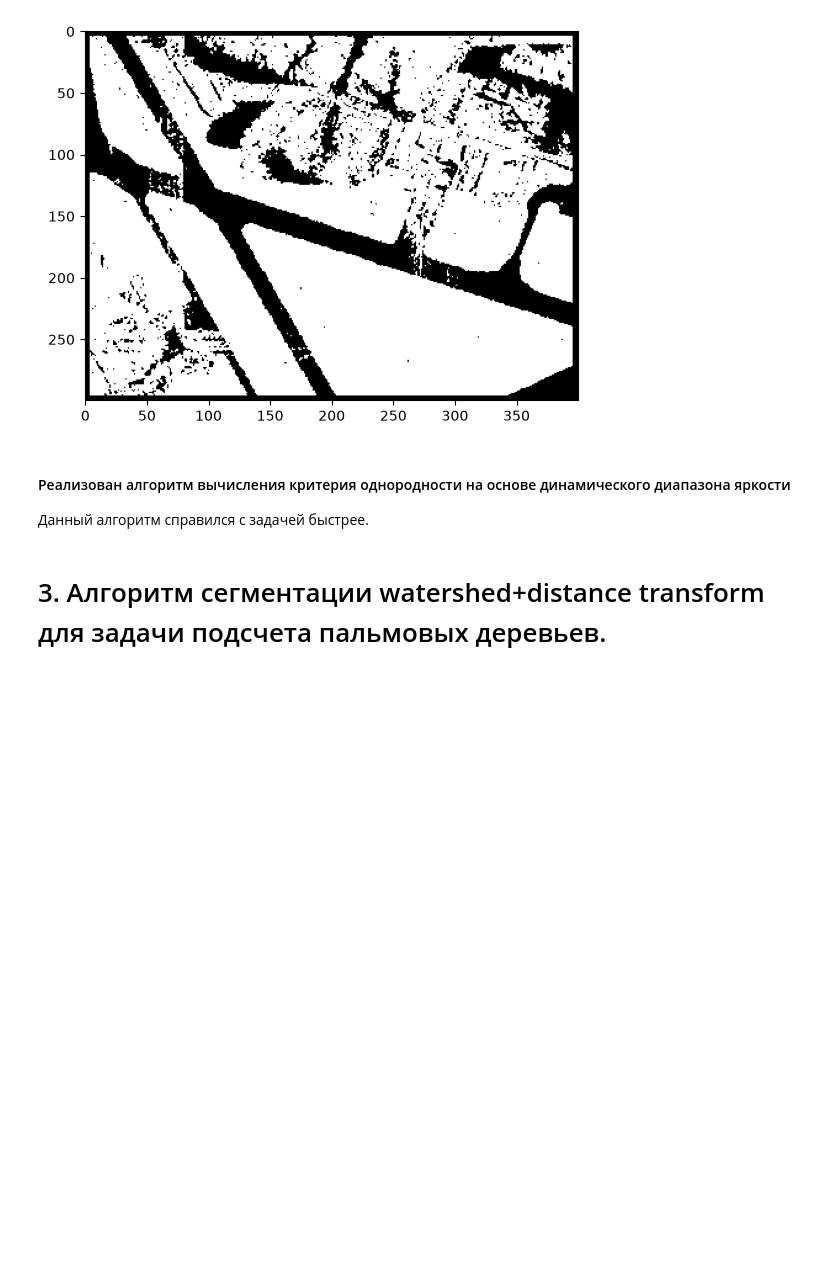
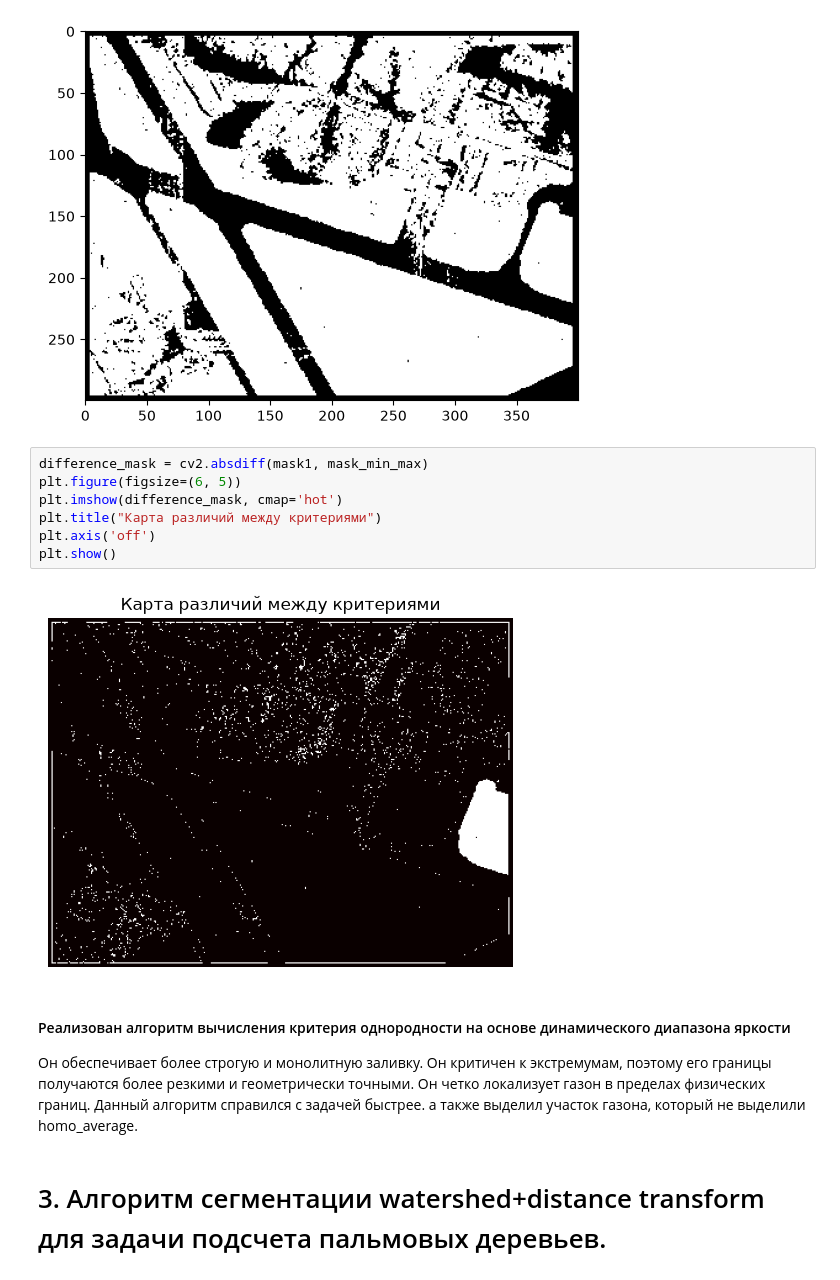
Before and after one commit to Daemos17/Image_Processing, a Jupyter notebook: Task 4/Task 4.ipynb, the cells around one changed output. Drawn from its saved outputs; the diff is of its cells as text; blank space fills up the shorter version.

```diff
--- a/Task 4/Task 4.ipynb
+++ b/Task 4/Task 4.ipynb
@@ -68,9 +68,18 @@ plt.imshow(mask_min_max, cmap="gray")
 plt.show()
 # %% [output]
 [figure]
+# %%
+difference_mask = cv2.absdiff(mask1, mask_min_max)
+plt.figure(figsize=(6, 5))
+plt.imshow(difference_mask, cmap='hot')
+plt.title("Карта различий между критериями")
+plt.axis('off')
+plt.show()
+# %% [output]
+[figure, added]
 # %% [markdown]
 <h4>Реализован алгоритм вычисления критерия однородности на основе динамического диапазона яркости</h4>
-Данный алгоритм справился с задачей быстрее.
+Он обеспечивает более строгую и монолитную заливку. Он критичен к экстремумам, поэтому его границы получаются более резкими и геометрически точными. Он четко локализует газон в пределах физических границ. Данный алгоритм справился с задачей быстрее. а также выделил участок газона, который не выделили homo_average.
 # %% [markdown]
 <h1>3. Алгоритм сегментации watershed+distance transform для задачи подсчета пальмовых деревьев.</h1>
 # %%
```
